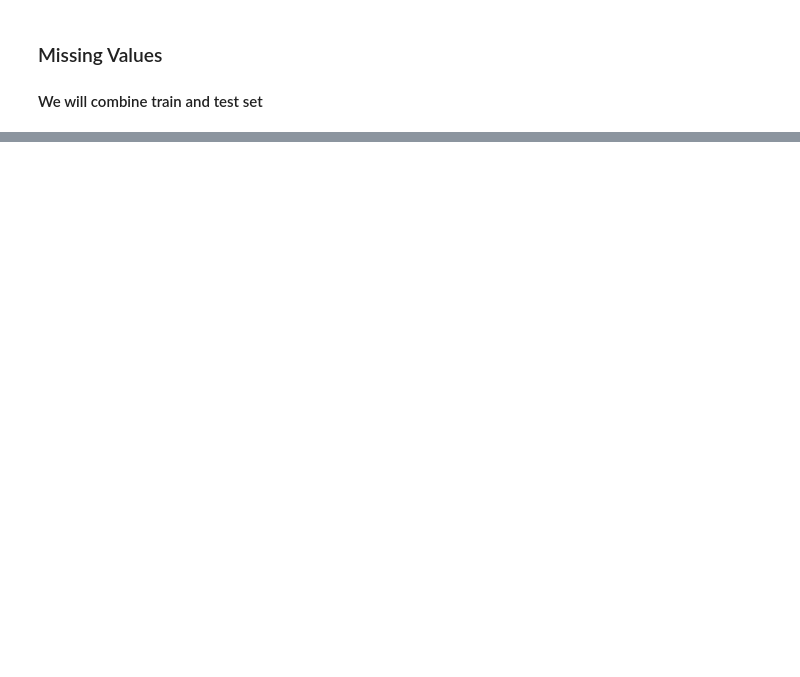
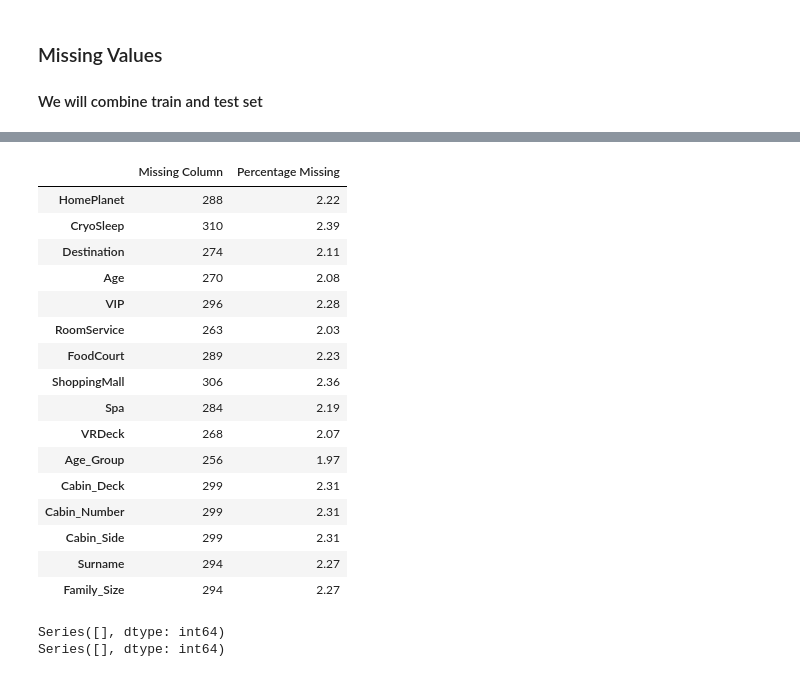
Before and after one commit to manishbhatia7/kaggle, a Jupyter notebook: input/spaceship-titanic/notebook.ipynb, the cells around one changed output, grey strips where cells are left out. Cells and saved outputs as stored; diff of their text form; code cells hidden in the pictures; blank space fills up the shorter version.

```diff
--- a/input/spaceship-titanic/notebook.ipynb
+++ b/input/spaceship-titanic/notebook.ipynb
@@ -386,0 +381,24 @@ dtype: int64
+# %%
+# Explore Missing Values
+na_cols=data.columns[data.isnull().any()].tolist()
+mv=pd.DataFrame(data[na_cols].isna().sum(),columns=['Missing Column'])
+mv['Percentage Missing']=np.round(100*mv['Missing Column']/len(data),2)
+mv
+# %% [output]
+|  | Missing Column | Percentage Missing |
+| HomePlanet | 288 | 2.22 |
+| CryoSleep | 310 | 2.39 |
+| Destination | 274 | 2.11 |
+| Age | 270 | 2.08 |
+| VIP | 296 | 2.28 |
+| RoomService | 263 | 2.03 |
+| FoodCourt | 289 | 2.23 |
+| ShoppingMall | 306 | 2.36 |
+| Spa | 284 | 2.19 |
+| VRDeck | 268 | 2.07 |
+| Age_Group | 256 | 1.97 |
+| Cabin_Deck | 299 | 2.31 |
+| Cabin_Number | 299 | 2.31 |
+| Cabin_Side | 299 | 2.31 |
+| Surname | 294 | 2.27 |
+| Family_Size | 294 | 2.27 |
@@ -386,0 +408,8 @@ dtype: int64
+# %%
+null_values_train=train.isna().sum()
+null_values_test=train.isna().sum()
+print(null_values_train[null_values_train>0])
+print(null_values_test[null_values_test>0])
+# %% [output]
+Series([], dtype: int64)
+Series([], dtype: int64)
```
Also changed, not shown: parts of 13 cells of this notebook, 2 other files.
